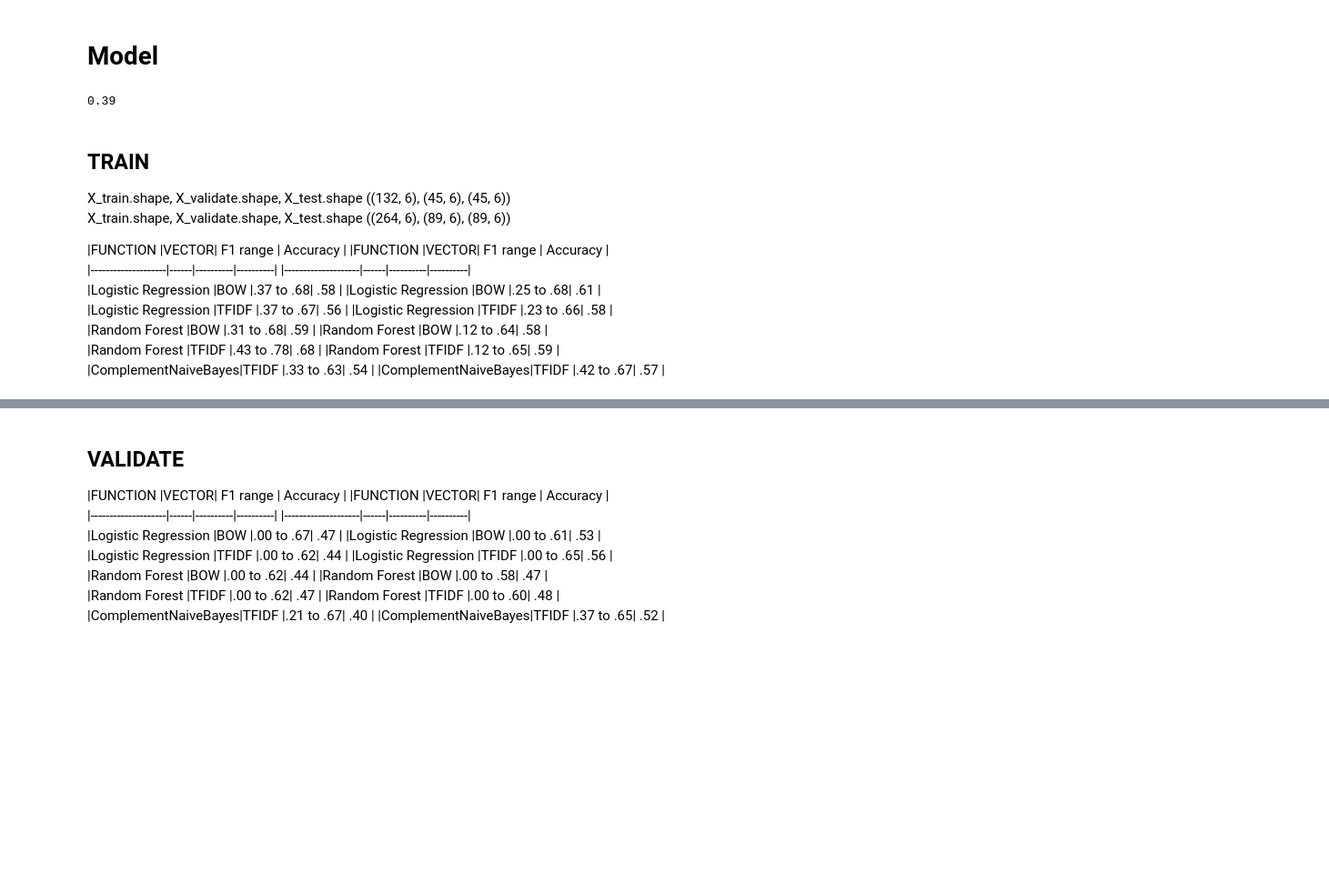
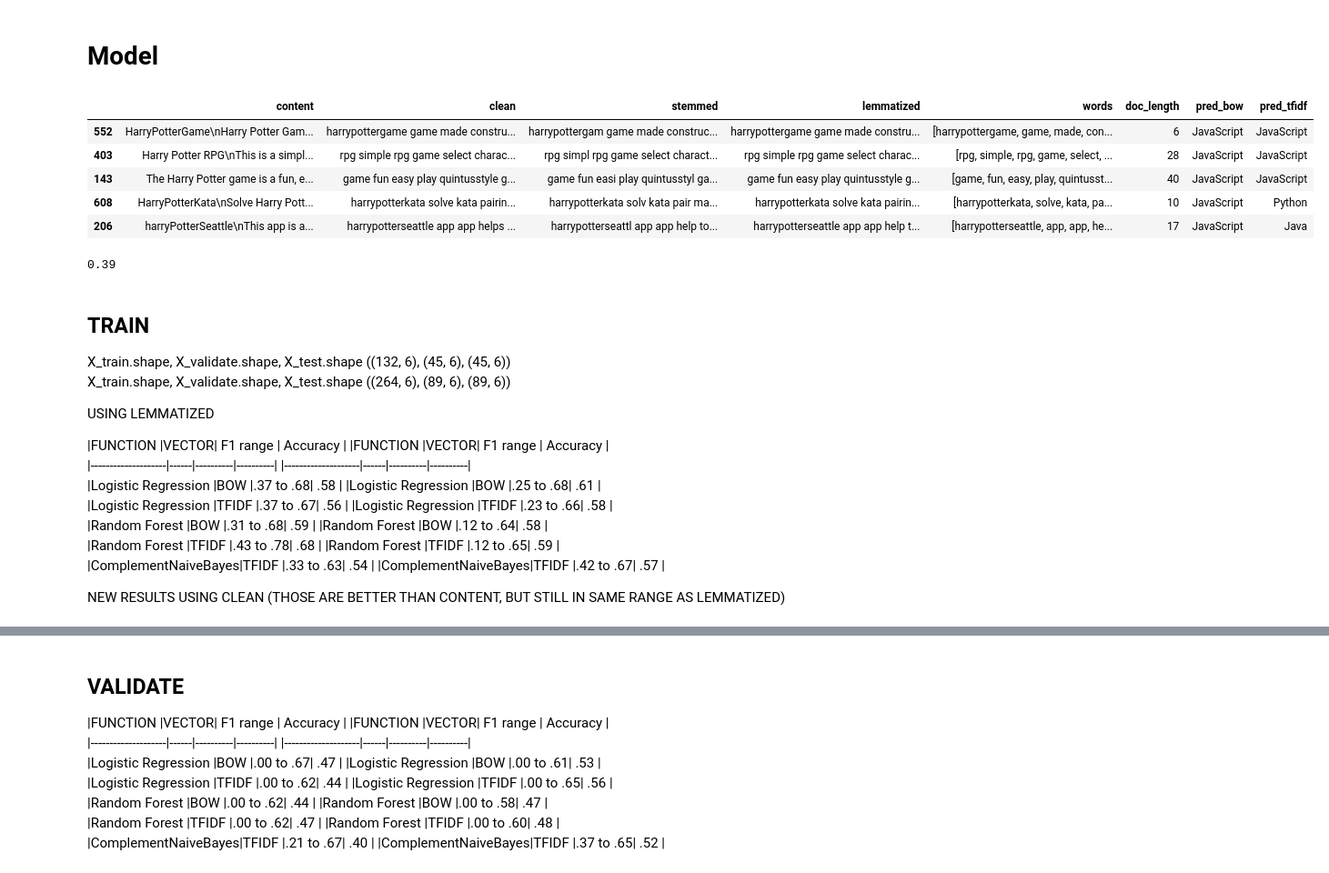
Before and after one commit to RyvynYoung/nlp_harry_potter, a Jupyter notebook: nlp_HP_readme.ipynb, the cells around one changed output, grey strips where cells are left out. Shown at 91% size. Drawn from its saved outputs; the diff is of its cells as text; code cells hidden in the pictures; blank space fills up the shorter version.

```diff
--- a/nlp_HP_readme.ipynb
+++ b/nlp_HP_readme.ipynb
@@ -201,5 +201,14 @@ explore.plot_bigrams(python_bigrams, js_bigrams, html_bigrams, java_bigrams)
 # %% [markdown]
 # Model
+# %%
+X_train.head()
+# %% [output]
+|  | content | clean | stemmed | lemmatized | words | doc_length | pred_bow | pred_tfidf |
+| 552 | HarryPotterGame\nHarry Potter Gam... | harrypottergame game made constru... | harrypottergam game made construc... | harrypottergame game made constru... | [harrypottergame, game, made, con... | 6 | JavaScript | JavaScript |
+| 403 | Harry Potter RPG\nThis is a simpl... | rpg simple rpg game select charac... | rpg simpl rpg game select charact... | rpg simple rpg game select charac... | [rpg, simple, rpg, game, select, ... | 28 | JavaScript | JavaScript |
+| 143 | The Harry Potter game is a fun, e... | game fun easy play quintusstyle g... | game fun easi play quintusstyl ga... | game fun easy play quintusstyle g... | [game, fun, easy, play, quintusst... | 40 | JavaScript | JavaScript |
+| 608 | HarryPotterKata\nSolve Harry Pott... | harrypotterkata solve kata pairin... | harrypotterkata solv kata pair ma... | harrypotterkata solve kata pairin... | [harrypotterkata, solve, kata, pa... | 10 | JavaScript | Python |
+| 206 | harryPotterSeattle\nThis app is a... | harrypotterseattle app app helps ... | harrypotterseattl app app help to... | harrypotterseattle app app help t... | [harrypotterseattle, app, app, he... | 17 | JavaScript | Java |
 # %%
 # create vectorizers
 
@@ -225,11 +234,13 @@ round(baseline,2)
 0.39
 # %% [markdown]
 ## TRAIN
+
 X_train.shape, X_validate.shape, X_test.shape
 ((132, 6), (45, 6), (45, 6))
 X_train.shape, X_validate.shape, X_test.shape
   ((264, 6), (89, 6), (89, 6))
 
+USING LEMMATIZED
 
 |FUNCTION            |VECTOR| F1 range | Accuracy |    |FUNCTION            |VECTOR| F1 range | Accuracy |
 |--------------------|------|----------|----------|    |--------------------|------|----------|----------|
@@ -238,6 +249,8 @@ X_train.shape, X_validate.shape, X_test.shape
 |Random Forest       |BOW   |.31 to .68| .59      |    |Random Forest       |BOW   |.12 to .64| .58      |
 |Random Forest       |TFIDF |.43 to .78| .68      |    |Random Forest       |TFIDF |.12 to .65| .59      |
 |ComplementNaiveBayes|TFIDF |.33 to .63| .54      |    |ComplementNaiveBayes|TFIDF |.42 to .67| .57      |
+
+NEW RESULTS USING CLEAN (THOSE ARE BETTER THAN CONTENT, BUT STILL IN SAME RANGE AS LEMMATIZED)
 # %%
 # Logistic Regression
 lm_bow, lm_tfidf = model.logistic_regression(X_train, y_train, X_train_bow, X_train_tfidf)
```
Also changed, not shown: parts of 16 cells of this notebook.
